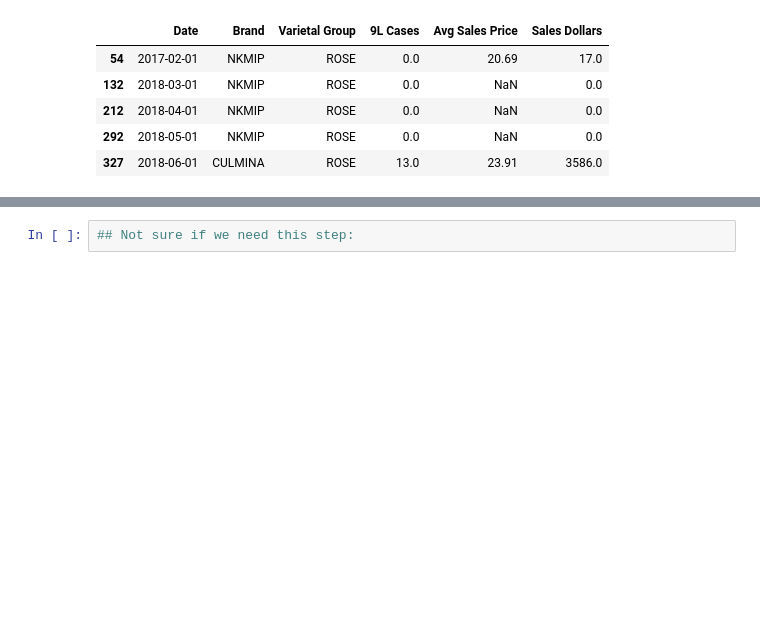
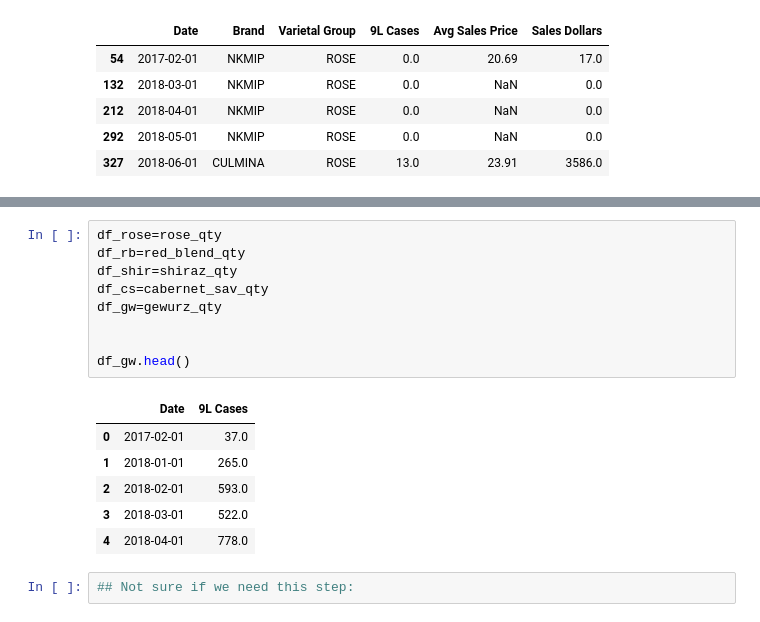
Before and after one commit to fengtastics/111-Capstone, a Jupyter notebook: Arterra_Project.ipynb, the cells around one changed output, grey strips where cells are left out. Cells and saved outputs as stored; diff of their text form; blank space fills up the shorter version.

```diff
--- a/Arterra_Project.ipynb
+++ b/Arterra_Project.ipynb
@@ -193,3 +199,19 @@ df.head()
+# %%
+df_rose=rose_qty
+df_rb=red_blend_qty
+df_shir=shiraz_qty
+df_cs=cabernet_sav_qty
+df_gw=gewurz_qty
+
+
+df_gw.head()
+# %% [output]
+|  | Date | 9L Cases |
+| 0 | 2017-02-01 | 37.0 |
+| 1 | 2018-01-01 | 265.0 |
+| 2 | 2018-02-01 | 593.0 |
+| 3 | 2018-03-01 | 522.0 |
+| 4 | 2018-04-01 | 778.0 |
 # %%
 ## Not sure if we need this step:
 # %%
```
Also changed, not shown: parts of 6 cells of this notebook.
